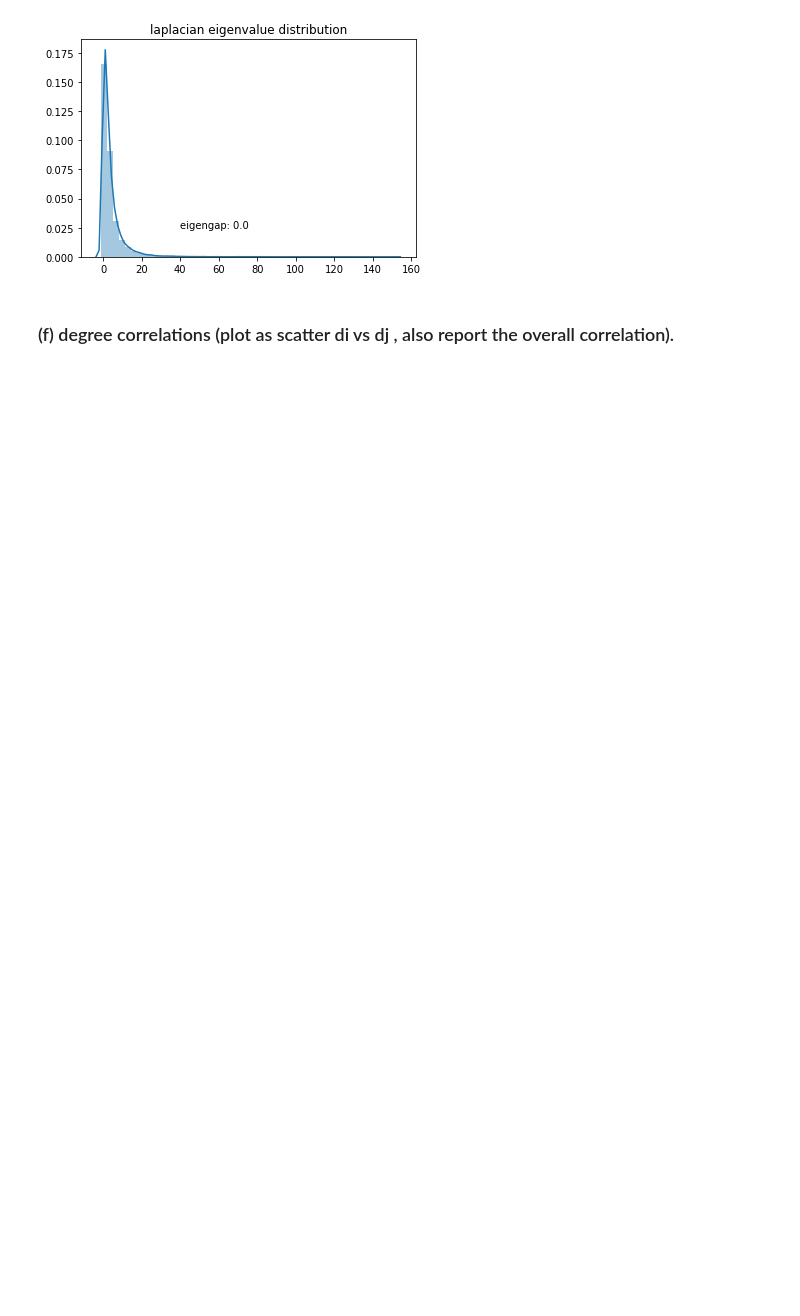
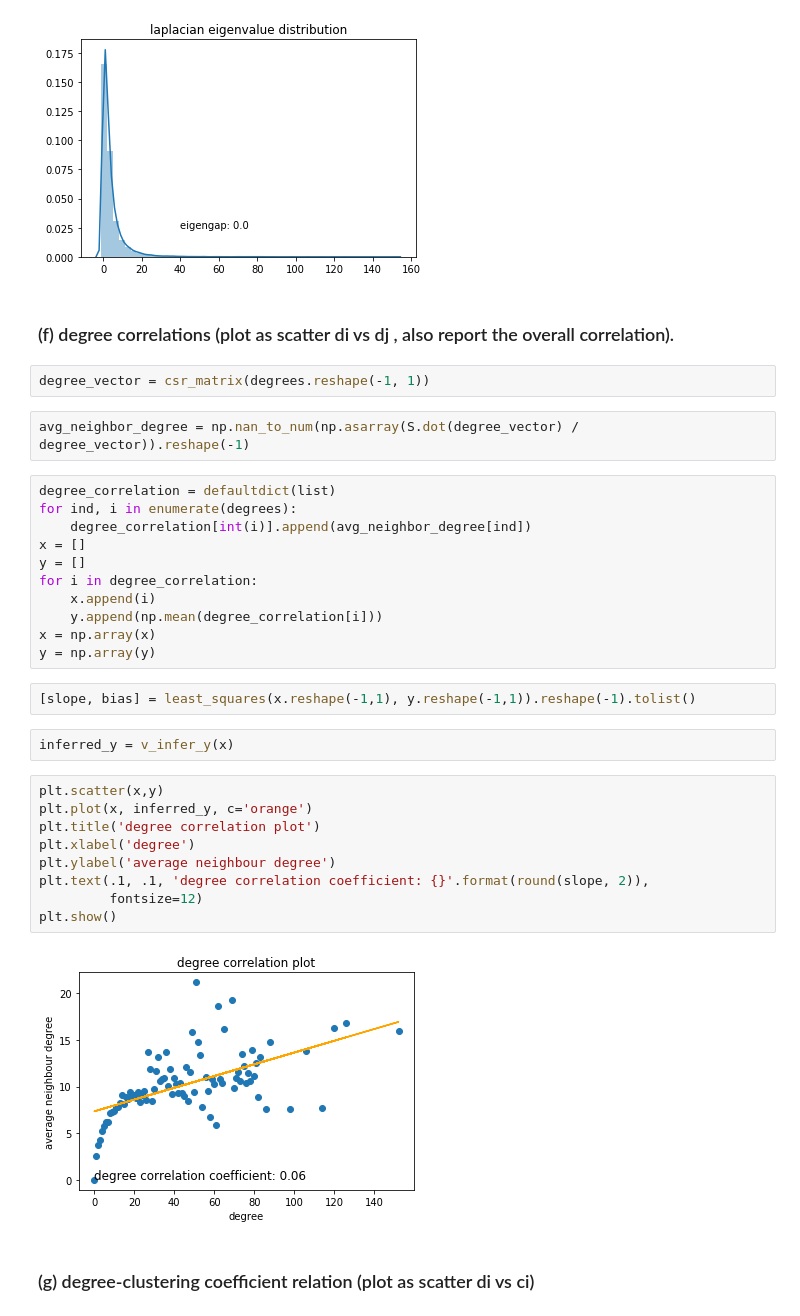
Before and after one commit to JunhaoWang/netsci, a Jupyter notebook: hw1.ipynb, the cells around one changed output. Drawn from its saved outputs; the diff is of its cells as text; blank space fills up the shorter version.

```diff
--- a/hw1.ipynb
+++ b/hw1.ipynb
@@ -214,3 +216,35 @@ plt.show()
 [figure]
 # %% [markdown]
 ### (f) degree correlations (plot as scatter di vs dj , also report the overall correlation).
+# %%
+degree_vector = csr_matrix(degrees.reshape(-1, 1))
+# %%
+avg_neighbor_degree = np.nan_to_num(np.asarray(S.dot(degree_vector) / degree_vector)).reshape(-1)
+# %%
+degree_correlation = defaultdict(list)
+for ind, i in enumerate(degrees):
+    degree_correlation[int(i)].append(avg_neighbor_degree[ind])
+x = []
+y = []
+for i in degree_correlation:
+    x.append(i)
+    y.append(np.mean(degree_correlation[i]))
+x = np.array(x)
+y = np.array(y)
+# %%
+[slope, bias] = least_squares(x.reshape(-1,1), y.reshape(-1,1)).reshape(-1).tolist()
+# %%
+inferred_y = v_infer_y(x)
+# %%
+plt.scatter(x,y)
+plt.plot(x, inferred_y, c='orange')
+plt.title('degree correlation plot')
+plt.xlabel('degree')
+plt.ylabel('average neighbour degree')
+plt.text(.1, .1, 'degree correlation coefficient: {}'.format(round(slope, 2)),
+         fontsize=12)
+plt.show()
+# %% [output]
+[figure, added]
+# %% [markdown]
+### (g) degree-clustering coefficient relation (plot as scatter di vs ci)
```
Also changed, not shown: parts of 5 cells of this notebook.
